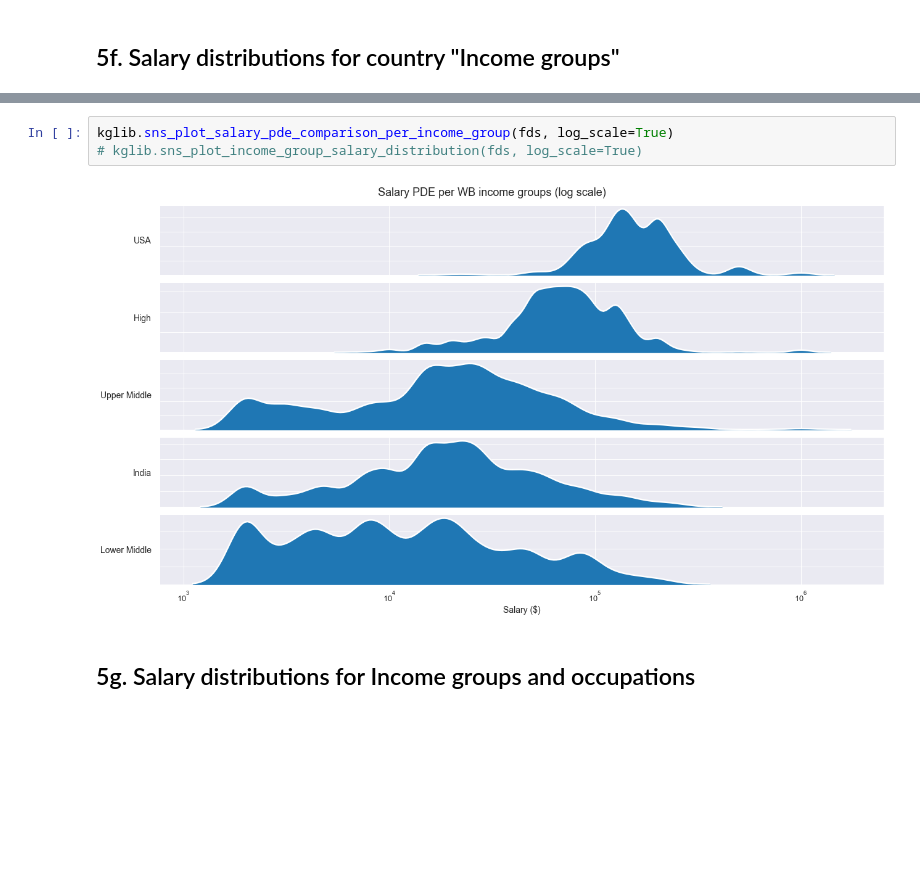
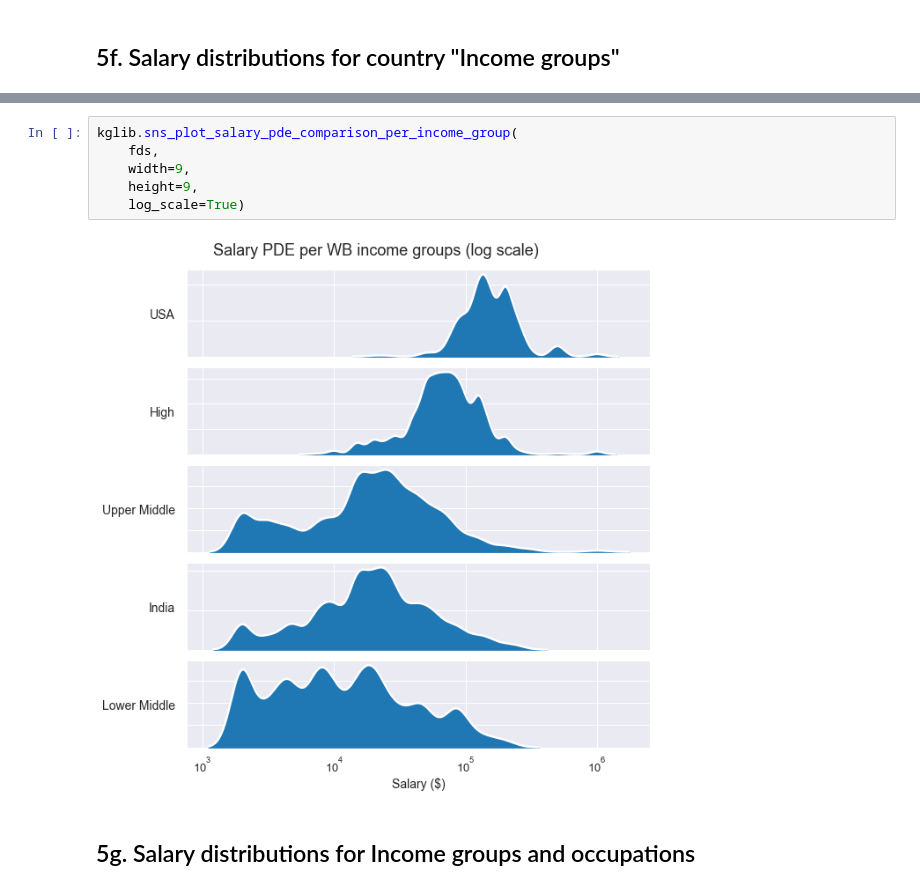
Before and after one commit to argythana/dsml_survey_20, a Jupyter notebook: notebooks/submit_draft.ipynb, the cells around one changed output, grey strips where cells are left out. Drawn from its saved outputs; the diff is of its cells as text; blank space fills up the shorter version.

```diff
--- a/notebooks/submit_draft.ipynb
+++ b/notebooks/submit_draft.ipynb
@@ -832,8 +857,11 @@ kglib.sns_plot_value_count_comparison(
 # %%
-kglib.sns_plot_salary_pde_comparison_per_income_group(fds, log_scale=True)
-# kglib.sns_plot_income_group_salary_distribution(fds, log_scale=True)
+kglib.sns_plot_salary_pde_comparison_per_income_group(
+    fds,
+    width=9,
+    height=9,
+    log_scale=True)
 # %% [output]
-[figure, old version]
+[figure, new version]
 # %% [markdown]
 ## 5g. Salary distributions for Income groups and occupations
 # %%
```
Also changed, not shown: parts of 14 cells of this notebook.
